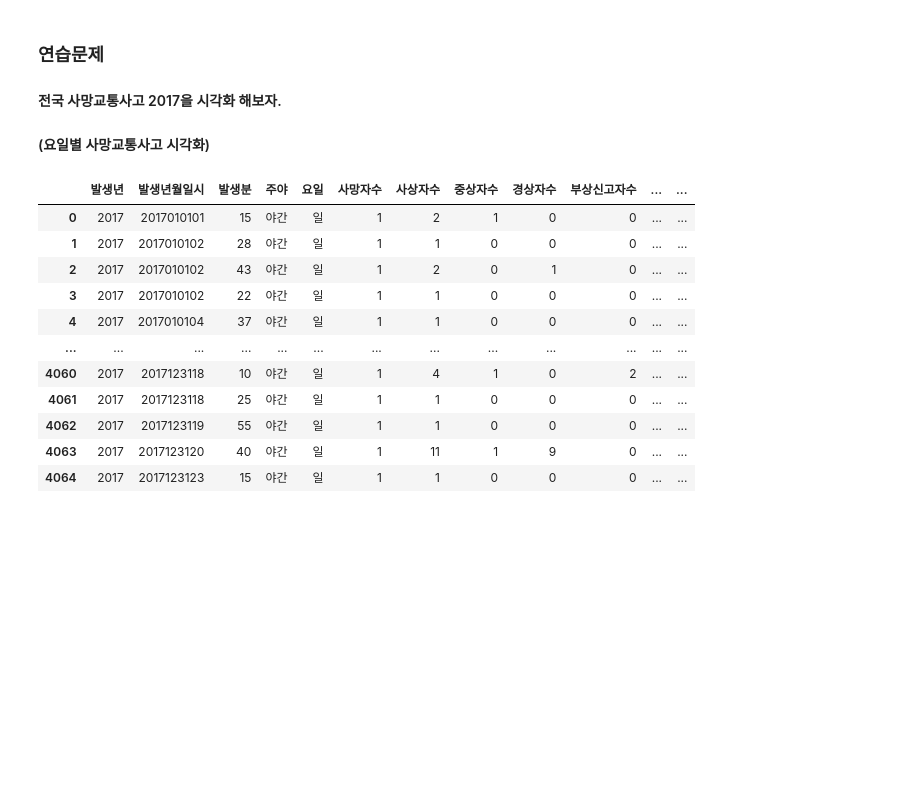
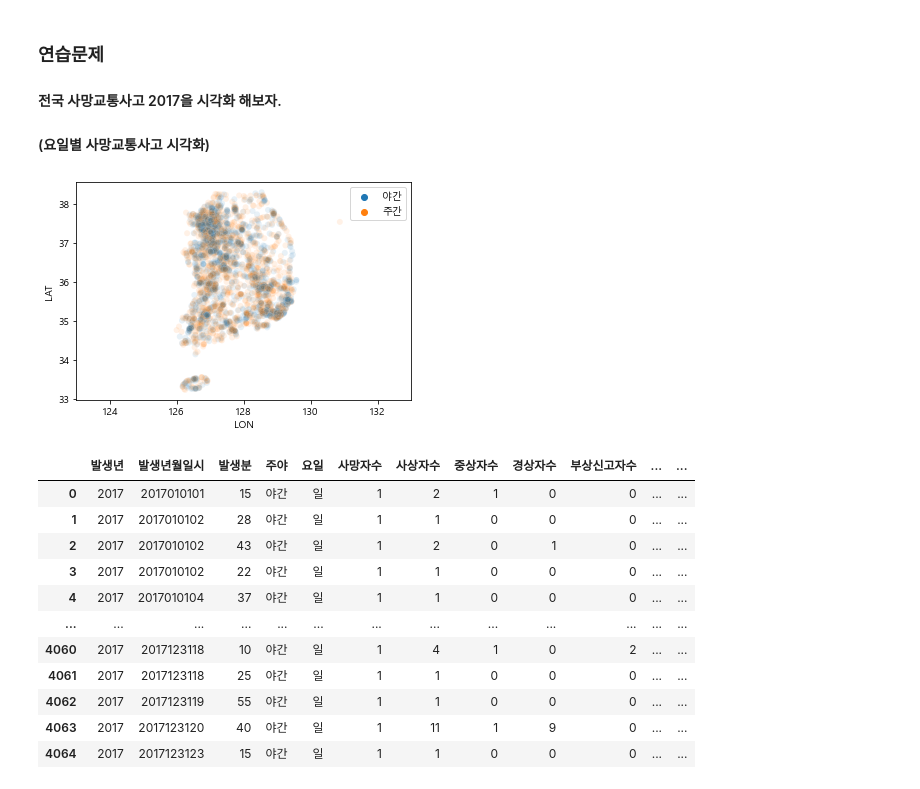
Before and after one commit to shinwoejin/Python, a Jupyter notebook: 9월 파이썬수업/파이썬시각화/matplotlib/matplotlib1_test.ipynb, the cells around one changed output. Saved outputs shown, nothing was run; the diff lists cells and outputs as text; code cells hidden in the pictures; blank space fills up the shorter version.

```diff
--- a/9월 파이썬수업/파이썬시각화/matplotlib/matplotlib1_test.ipynb
+++ b/9월 파이썬수업/파이썬시각화/matplotlib/matplotlib1_test.ipynb
@@ -12,3 +21,12 @@ rc('font',family=font_name)
+# %%
+sns.scatterplot(data=date, x='경도',y='위도',hue='주야',alpha=0.1)
+plt.xlabel('LON')
+plt.ylabel('LAT')
+plt.xlim([123, 133])
+plt.legend()
+plt.show()
+# %% [output]
+[figure, added]
 # %%
 date = pd.read_csv('Traffic_Accident_2017.csv',encoding='euc-kr')
 date
```
Also changed, not shown: parts of 2 cells of this notebook, 4 other files.
